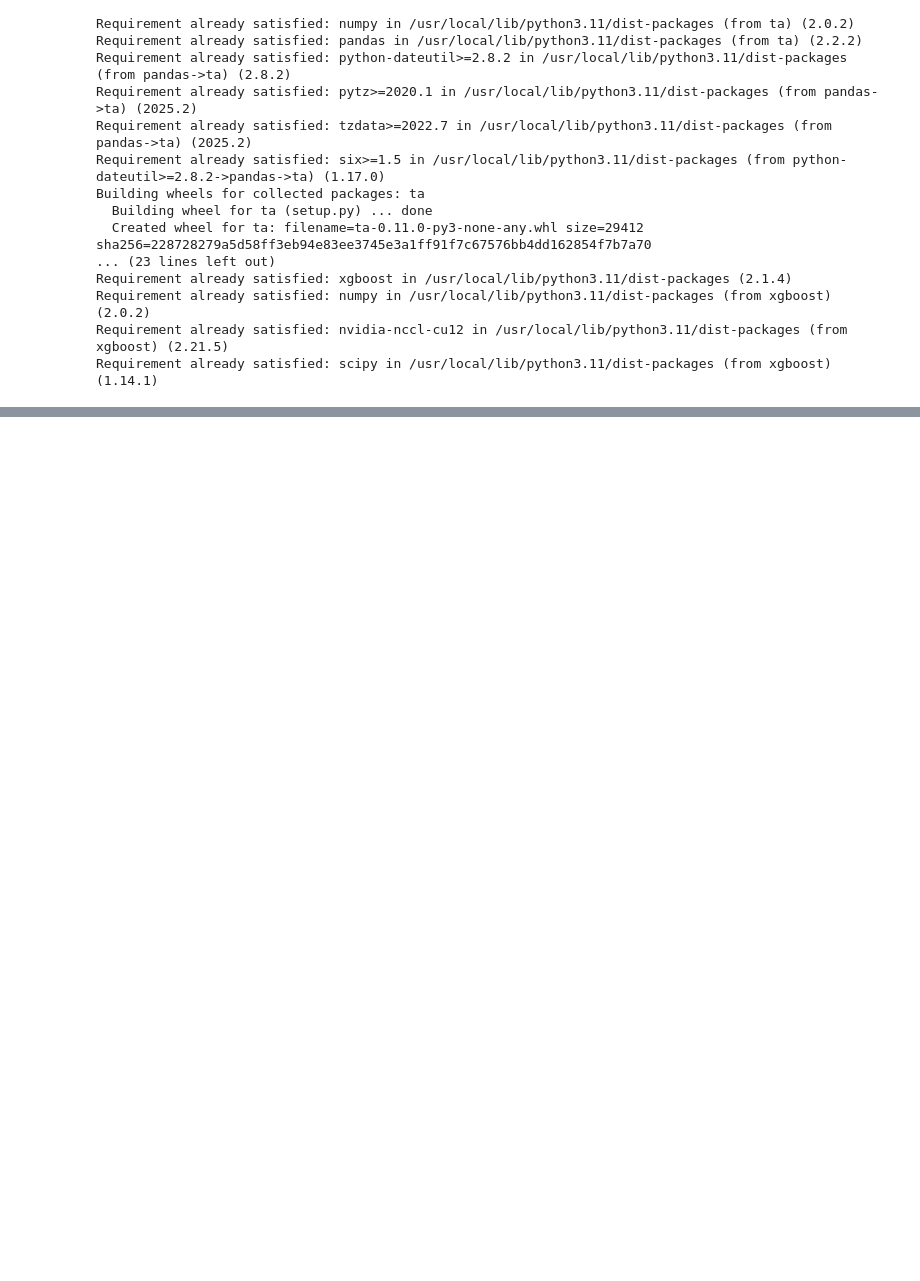
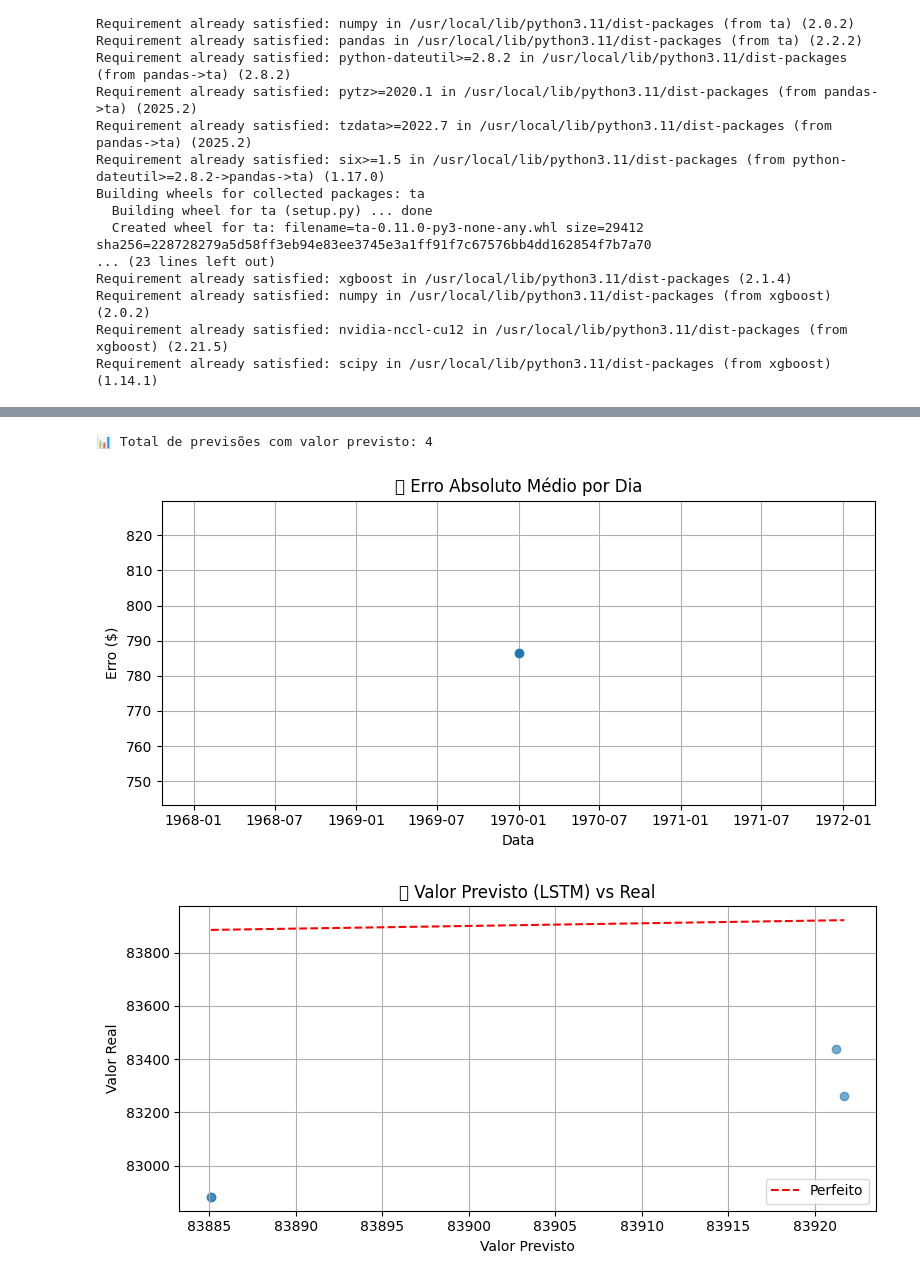
Before and after one commit to laribar/SmartAITraderBot, a Jupyter notebook: Bot_Funcional_v3.ipynb, the cells around one changed output, grey strips where cells are left out. Cells and saved outputs as stored; diff of their text form; code cells hidden in the pictures; blank space fills up the shorter version.

```diff
--- a/Bot_Funcional_v3.ipynb
+++ b/Bot_Funcional_v3.ipynb
@@ -783,0 +870,6 @@ See the caveats in the documentation: https://pandas.pydata.org/pandas-docs/stab
+# %%
+plot_prediction_performance()
+# %% [output]
+📊 Total de previsões com valor previsto: 4
+[figure, added]
+[figure, added]
```
Also changed, not shown: parts of 3 cells of this notebook.
